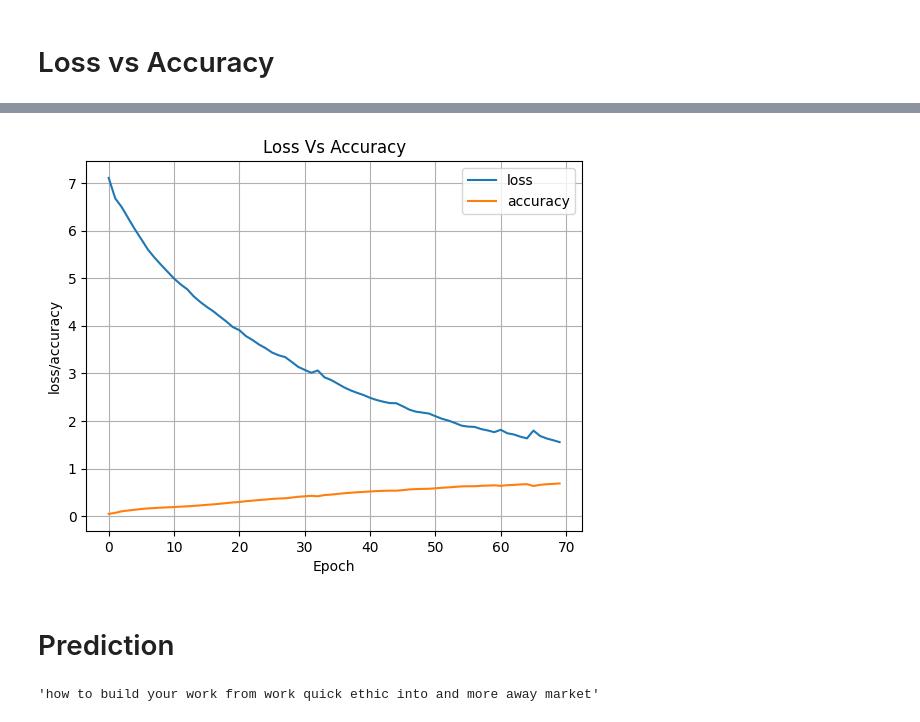
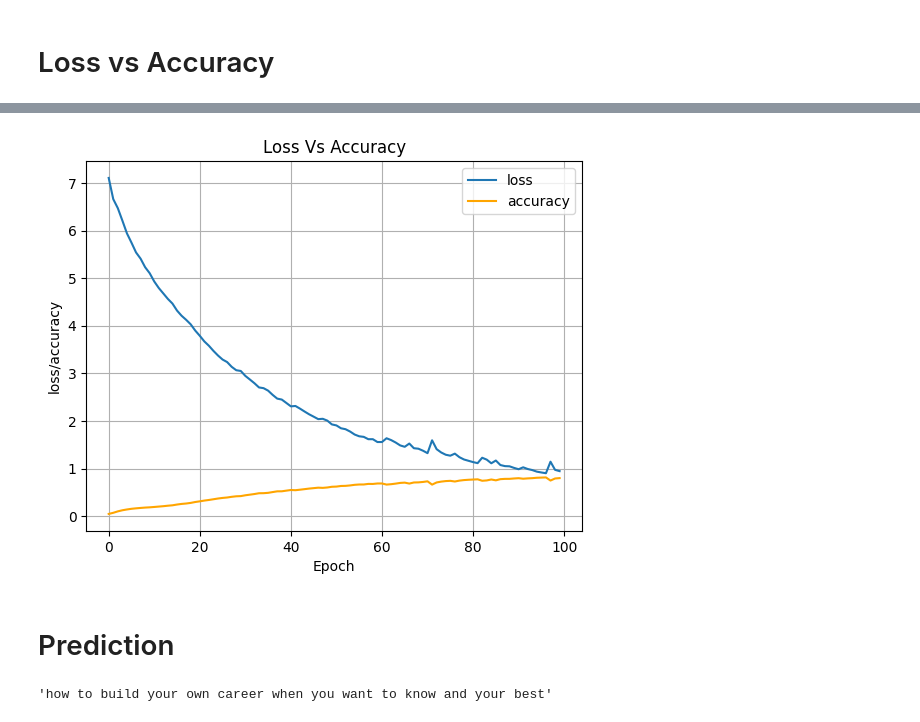
Before and after one commit to Arbazkhan-cs/ML-from-scratch, a Jupyter notebook: Next Word Prediction/Preprocessing_Modeling/prerpocessing_modeling.ipynb, the cells around one changed output, grey strips where cells are left out. Drawn from its saved outputs; the diff is of its cells as text; code cells hidden in the pictures.

```diff
--- a/Next Word Prediction/Preprocessing_Modeling/prerpocessing_modeling.ipynb
+++ b/Next Word Prediction/Preprocessing_Modeling/prerpocessing_modeling.ipynb
@@ -175,7 +175,7 @@ def data_generator(df, tokenizer, max_len, vocab_size, batch_size):
 # Model Building
 # %%
 model = Sequential([
-    Embedding(input_dim=vocab_size, output_dim=100, input_length=max_len),
+    Embedding(input_dim=vocab_size, output_dim=100),
     Bidirectional(LSTM(150)),
     Dense(vocab_size, activation="softmax")
 ])
@@ -205,7 +205,7 @@ model.compile(
     metrics=["accuracy"]
 )
 # %%
-epochs = 20
+epochs = 100
 batch_size = 32
 steps_per_epoch = len(df) // batch_size
 history = []
@@ -256,14 +276,14 @@ for hist in history:
 # %%
 plt.plot([i for i in range(len(loss))], loss, label="loss"),
-plt.plot([i for i in range(len(accuracy))], accuracy, label="accuracy"),
+plt.plot([i for i in range(len(accuracy))], accuracy, color="orange", label="accuracy"),
 plt.title("Loss Vs Accuracy"),
 plt.xlabel("Epoch"),
 plt.ylabel("loss/accuracy")
 plt.grid(),
 plt.legend(),
 plt.show()
 # %% [output]
-[figure, old version]
+[figure, new version]
 # %% [markdown]
 # Prediction
 # %%
@@ -299,4 +319,4 @@ def generate_next_word(text, next_words):
 # %%
 generate_next_word("how to build your", 10)
 # %% [output]
-'how to build your work from work quick ethic into and more away market'
+'how to build your own career when you want to know and your best'
```
Also changed, not shown: parts of 4 cells of this notebook, 7 other files.
